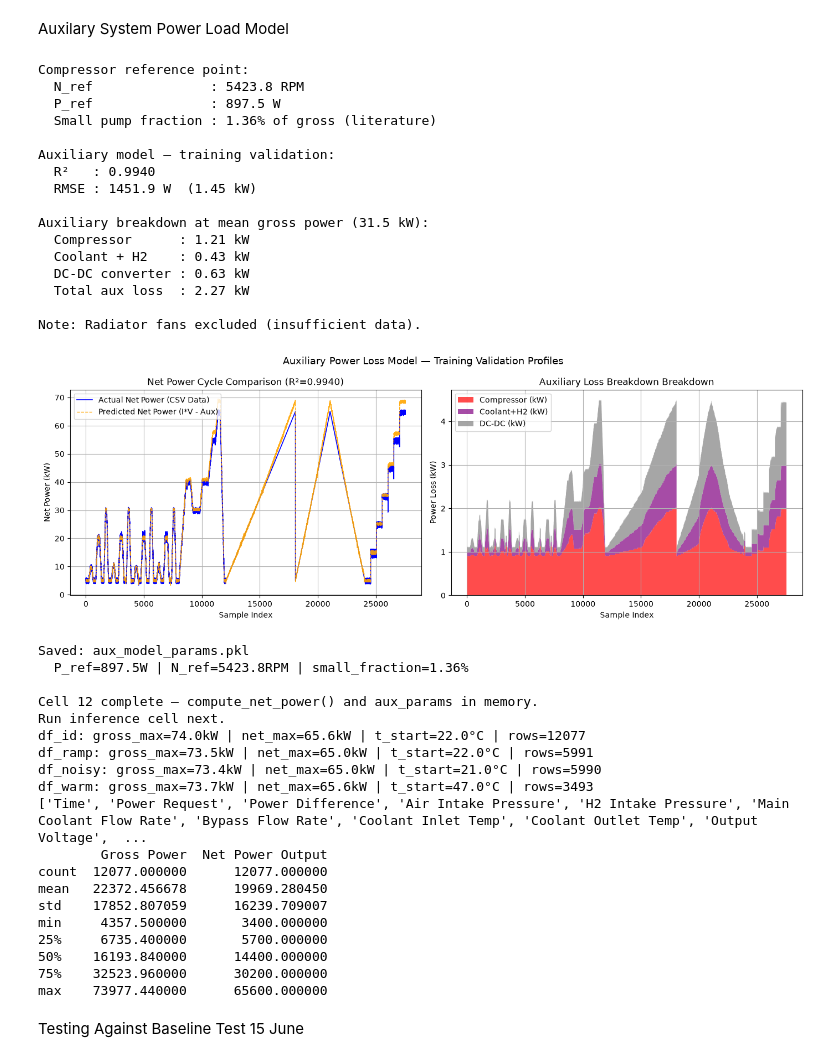
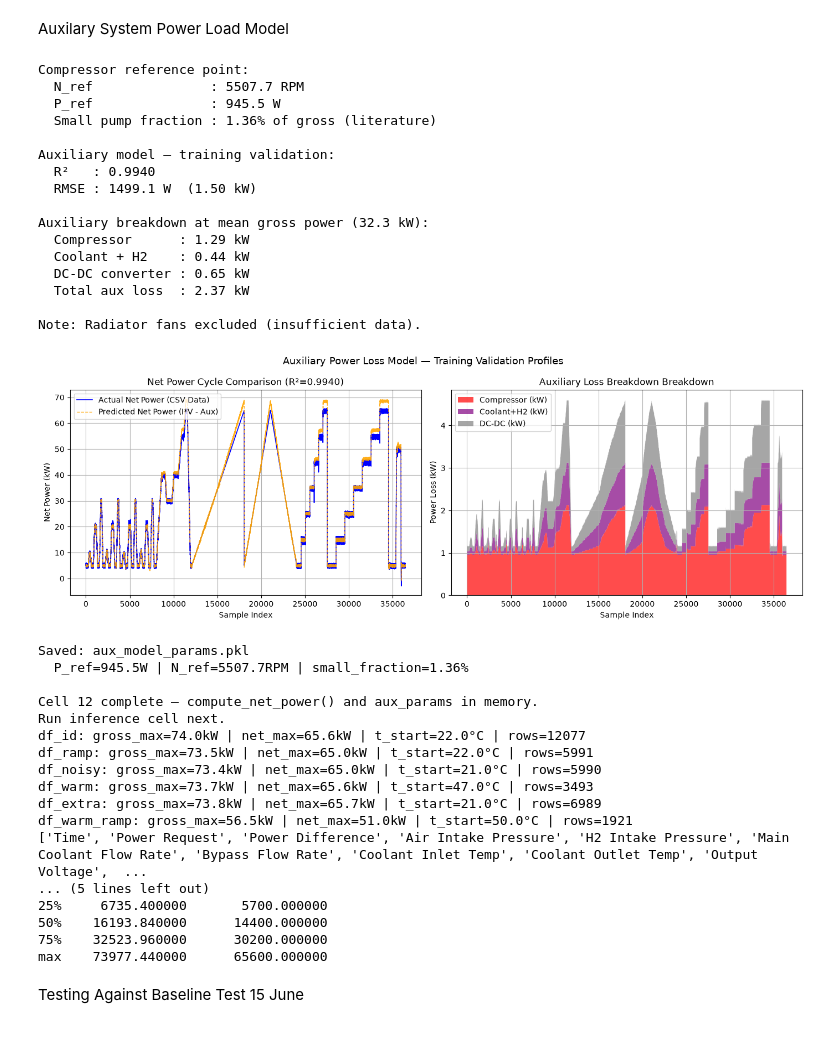
Before and after one commit to atisamfaisal08/Digital-Twin-Project---TFCM2F, a Jupyter notebook: Digital_Twin_Model_FINALLEEEEE.ipynb, the cells around one changed output. Drawn from its saved outputs; the diff is of its cells as text; code cells hidden in the pictures.

Commit message:
temperature scale fixed + new training

```diff
--- a/Digital_Twin_Model_FINALLEEEEE.ipynb
+++ b/Digital_Twin_Model_FINALLEEEEE.ipynb
@@ -971,12 +982,15 @@ X_train_wp = np.vstack([build_ecu_features_wp(df_id),
                          build_ecu_features_wp(df_ramp),
                          build_ecu_features_wp(df_noisy),
                          build_ecu_features_wp(df_warm),
-                         build_ecu_features_wp(df_extra)])
+                         build_ecu_features_wp(df_extra),
+                         build_ecu_features_wp(df_warm_ramp)])
+
 y_train_wp = np.concatenate([smooth_signal(df_id['wp_rps'].values),
                               smooth_signal(df_ramp['wp_rps'].values),
                               smooth_signal(df_noisy['wp_rps'].values),
                               smooth_signal(df_warm['wp_rps'].values),
-                              smooth_signal(df_extra['wp_rps'].values)])
+                              smooth_signal(df_extra['wp_rps'].values),
+                              smooth_signal(df_warm_ramp['wp_rps'].values)])
 
 ecu_wp = RandomForestRegressor(n_estimators=100, max_depth=18, random_state=42, n_jobs=-1)
 ecu_wp.fit(X_train_wp, y_train_wp)
@@ -1256,7 +1274,8 @@ def tin_objective_nonlinear(params):
                                   (df_ramp,  dt_ramp,  T_IN_GLOBAL_RAMP),
                                   (df_noisy, dt_noisy, T_IN_GLOBAL_NOISY),
                                   (df_warm,  dt_warm,  T_IN_GLOBAL_WARM),
-                                  (df_extra, dt_extra, T_IN_GLOBAL_EXTRA)]:
+                                  (df_extra, dt_extra, T_IN_GLOBAL_EXTRA),
+                                  (df_warm_ramp, dt_warm_ramp, T_IN_GLOBAL_WARM_RAMP)]:
         T_pred = predict_tin_actuator_dynamic_nonlinear(
             df, t_start, hg, cb, cwp, cbp, ci, fixed_dt=dt_val)
         total_sse += np.sum((T_pred - df['T_in_K'].values) ** 2)
@@ -1288,7 +1307,8 @@ for name, df, dt_val, t_start in [('NEDC',       df_id,    dt_id,    T_IN_GLOBAL
                                     ('Ramp',       df_ramp,  dt_ramp,  T_IN_GLOBAL_RAMP),
                                     ('Hysteresis', df_noisy, dt_noisy, T_IN_GLOBAL_NOISY),
                                     ('Warm',       df_warm,  dt_warm,  T_IN_GLOBAL_WARM),
-                                    ('Extra',      df_extra, dt_extra, T_IN_GLOBAL_EXTRA)]:
+                                    ('Extra',      df_extra, dt_extra, T_IN_GLOBAL_EXTRA),
+                                    ('Warm + Ramp', df_warm_ramp, dt_warm_ramp, T_IN_GLOBAL_WARM_RAMP)]:
     T_pred = predict_tin_actuator_dynamic_nonlinear(
         df, t_start, HEAT_GAIN, COOLING_BASE, COOLING_WP, COOLING_BP, COOLING_INTERACT,
         fixed_dt=dt_val)
@@ -1332,7 +1352,8 @@ for df, dt_val, t_start in [(df_id,    dt_id,    T_IN_GLOBAL_ID),
                               (df_ramp,  dt_ramp,  T_IN_GLOBAL_RAMP),
                               (df_noisy, dt_noisy, T_IN_GLOBAL_NOISY),
                               (df_warm,  dt_warm,  T_IN_GLOBAL_WARM),
-                              (df_extra, dt_extra, T_IN_GLOBAL_EXTRA)]:
+                              (df_extra, dt_extra, T_IN_GLOBAL_EXTRA),
+                              (df_warm_ramp, dt_warm_ramp, T_IN_GLOBAL_WARM_RAMP)]:
     T_phys = predict_tin_actuator_dynamic_nonlinear(
         df, t_start, HEAT_GAIN, COOLING_BASE, COOLING_WP, COOLING_BP,
         COOLING_INTERACT, fixed_dt=dt_val)
@@ -1490,6 +1511,7 @@ df_ramp_auto,  V_ramp_auto  = get_autonomous_df(df_ramp,  dt_ramp,  T_IN_GLOBAL_
 df_noisy_auto, V_noisy_auto = get_autonomous_df(df_noisy, dt_noisy, T_IN_GLOBAL_NOISY)
 df_warm_auto,  V_warm_auto  = get_autonomous_df(df_warm,  dt_warm,  T_IN_GLOBAL_WARM)
 df_extra_auto, V_extra_auto = get_autonomous_df(df_extra, dt_extra, T_IN_GLOBAL_EXTRA)
+df_warm_ramp_auto, V_warm_ramp_auto = get_autonomous_df(df_warm_ramp, dt_warm_ramp, T_IN_GLOBAL_WARM_RAMP)
 print("Done.")
 
 # --- STEP 3: RESIDUALS ---
@@ -1498,8 +1520,9 @@ res_ramp_auto  = df_ramp['cell_voltage'].values  - V_ramp_auto
 res_noisy_auto = df_noisy['cell_voltage'].values - V_noisy_auto
 res_warm_auto  = df_warm['cell_voltage'].values  - V_warm_auto
 res_extra_auto = df_extra['cell_voltage'].values - V_extra_auto
+res_warm_ramp_auto = df_warm_ramp['cell_voltage'].values - V_warm_ramp_auto
 
-all_res = np.concatenate([res_id_auto, res_ramp_auto, res_noisy_auto, res_warm_auto, res_extra_auto])
+all_res = np.concatenate([res_id_auto, res_ramp_auto, res_noisy_auto, res_warm_auto, res_extra_auto, res_warm_ramp_auto])
 print(f"\nAutonomous residual stats (all training cycles):")
 print(f"  Mean : {np.mean(all_res):.4f} V")
 print(f"  Std  : {np.std(all_res):.4f} V")
@@ -1511,12 +1534,13 @@ X_id_auto    = build_svr_features(df_id_auto,    V_id_auto)
 X_ramp_auto  = build_svr_features(df_ramp_auto,  V_ramp_auto)
 X_noisy_auto = build_svr_features(df_noisy_auto, V_noisy_auto)
 X_warm_auto  = build_svr_features(df_warm_auto,  V_warm_auto)
-x_extra_auto = build_svr_features(df_extra_auto, V_extra_auto)
+X_extra_auto = build_svr_features(df_extra_auto, V_extra_auto)
+X_warm_ramp_auto = build_svr_features(df_warm_ramp_auto, V_warm_ramp_auto)
 
-X_train_svr = np.vstack([X_id_auto, X_ramp_auto, X_noisy_auto, X_warm_auto, x_extra_auto])
+X_train_svr = np.vstack([X_id_auto, X_ramp_auto, X_noisy_auto, X_warm_auto, X_extra_auto, X_warm_ramp_auto])
 y_train_svr = all_res
 
-print(f"\nSVR training samples: {len(y_train_svr)} across 5 cycles")
+print(f"\nSVR training samples: {len(y_train_svr)} across 6 cycles")
 
 # --- STEP 5: SCALE AND TRAIN ---
 scaler_svr        = StandardScaler()
@@ -1740,15 +1764,21 @@ P_atm = 101325.0
 comp_rpm_all = np.concatenate([df_id['air_compressor'].values,
                                 df_ramp['air_compressor'].values,
                                 df_noisy['air_compressor'].values,
-                                df_warm['air_compressor'].values])
+                                df_warm['air_compressor'].values,
+                                df_extra['air_compressor'].values,
+                                df_warm_ramp['air_compressor'].values])
 p_gross_all  = np.concatenate([df_id['power_gross'].values,
                                 df_ramp['power_gross'].values,
                                 df_noisy['power_gross'].values,
-                                df_warm['power_gross'].values])
+                                df_warm['power_gross'].values,
+                                df_extra['power_gross'].values,
+                                df_warm_ramp['power_gross'].values])
 p_net_all    = np.concatenate([df_id['power_net'].values,
                                 df_ramp['power_net'].values,
                                 df_noisy['power_net'].values,
-                                df_warm['power_net'].values])
+                                df_warm['power_net'].values,
+                                df_extra['power_net'].values,
+                                df_warm_ramp['power_net'].values])
 
 N_ref           = np.mean(comp_rpm_all)
 affinity_basis  = (comp_rpm_all / N_ref) ** 3
@@ -1797,7 +1827,9 @@ def compute_net_power(p_gross, air_pressure_pa):
 air_p_all = np.concatenate([df_id['air_p'].values,
                              df_ramp['air_p'].values,
                              df_noisy['air_p'].values,
-                             df_warm['air_p'].values])
+                             df_warm['air_p'].values,
+                             df_extra['air_p'].values,
+                             df_warm_ramp['air_p'].values])
 
 p_net_train_pred, p_comp_tr, p_small_tr, p_conv_tr = \
     compute_net_power(p_gross_all, air_p_all)
@@ -1860,45 +1892,45 @@ aux_params = {
     'P_ref'             : P_ref,
     'N_ref'             : N_ref,
     'AUX_SMALL_FRACTION': AUX_SMALL_FRACTION,
     'P_atm'             : P_atm,
 }
 joblib.dump(aux_params, 'aux_model_params.pkl', compress = 3)
 print(f"\nSaved: aux_model_params.pkl")
 print(f"  P_ref={P_ref:.1f}W | N_ref={N_ref:.1f}RPM | "
       f"small_fraction={AUX_SMALL_FRACTION*100:.2f}%")
 print(f"\nCell 12 complete — compute_net_power() and aux_params in memory.")
 print(f"Run inference cell next.")
 
-for name, df in [('df_id', df_id), ('df_ramp', df_ramp), ('df_noisy', df_noisy), ('df_warm', df_warm)]:
+for name, df in [('df_id', df_id), ('df_ramp', df_ramp), ('df_noisy', df_noisy), ('df_warm', df_warm), ('df_extra', df_extra), ('df_warm_ramp', df_warm_ramp)]:
     print(f"{name}: gross_max={df['power_gross'].max()/1000:.1f}kW | "
           f"net_max={df['power_net'].max()/1000:.1f}kW | "
           f"t_start={df['T_in_K'].values[0]-273.15:.1f}°C | "
           f"rows={len(df)}")
 
 import pandas as pd
 raw_check = pd.read_csv('NEDC_ML_ECU_TRAINING.csv')
 print(raw_check.columns.tolist())
 print(raw_check[['Gross Power', 'Net Power Output']].describe())
 # %% [output]
 Compressor reference point:
-  N_ref               : 5423.8 RPM
-  P_ref               : 897.5 W
+  N_ref               : 5507.7 RPM
+  P_ref               : 945.5 W
   Small pump fraction : 1.36% of gross (literature)
 
 Auxiliary model — training validation:
   R²   : 0.9940
-  RMSE : 1451.9 W  (1.45 kW)
+  RMSE : 1499.1 W  (1.50 kW)
 
-Auxiliary breakdown at mean gross power (31.5 kW):
-  Compressor      : 1.21 kW
-  Coolant + H2    : 0.43 kW
-  DC-DC converter : 0.63 kW
-  Total aux loss  : 2.27 kW
+Auxiliary breakdown at mean gross power (32.3 kW):
+  Compressor      : 1.29 kW
+  Coolant + H2    : 0.44 kW
+  DC-DC converter : 0.65 kW
+  Total aux loss  : 2.37 kW
 
 Note: Radiator fans excluded (insufficient data).
-[figure, old version]
+[figure, new version]
 Saved: aux_model_params.pkl
-  P_ref=897.5W | N_ref=5423.8RPM | small_fraction=1.36%
+  P_ref=945.5W | N_ref=5507.7RPM | small_fraction=1.36%
 
 Cell 12 complete — compute_net_power() and aux_params in memory.
 Run inference cell next.
@@ -1906,12 +1938,10 @@ df_id: gross_max=74.0kW | net_max=65.6kW | t_start=22.0°C | rows=12077
 df_ramp: gross_max=73.5kW | net_max=65.0kW | t_start=22.0°C | rows=5991
 df_noisy: gross_max=73.4kW | net_max=65.0kW | t_start=21.0°C | rows=5990
 df_warm: gross_max=73.7kW | net_max=65.6kW | t_start=47.0°C | rows=3493
+df_extra: gross_max=73.8kW | net_max=65.7kW | t_start=21.0°C | rows=6989
+df_warm_ramp: gross_max=56.5kW | net_max=51.0kW | t_start=50.0°C | rows=1921
 ['Time', 'Power Request', 'Power Difference', 'Air Intake Pressure', 'H2 Intake Pressure', 'Main Coolant Flow Rate', 'Bypass Flow Rate', 'Coolant Inlet Temp', 'Coolant Outlet Temp', 'Output Voltage',  ...
-        Gross Power  Net Power Output
-count  12077.000000      12077.000000
-mean   22372.456678      19969.280450
-std    17852.807059      16239.709007
-min     4357.500000       3400.000000
+... (5 lines left out)
 25%     6735.400000       5700.000000
 50%    16193.840000      14400.000000
 75%    32523.960000      30200.000000
```
Also changed, not shown: parts of 10 cells of this notebook, 1 other file.
